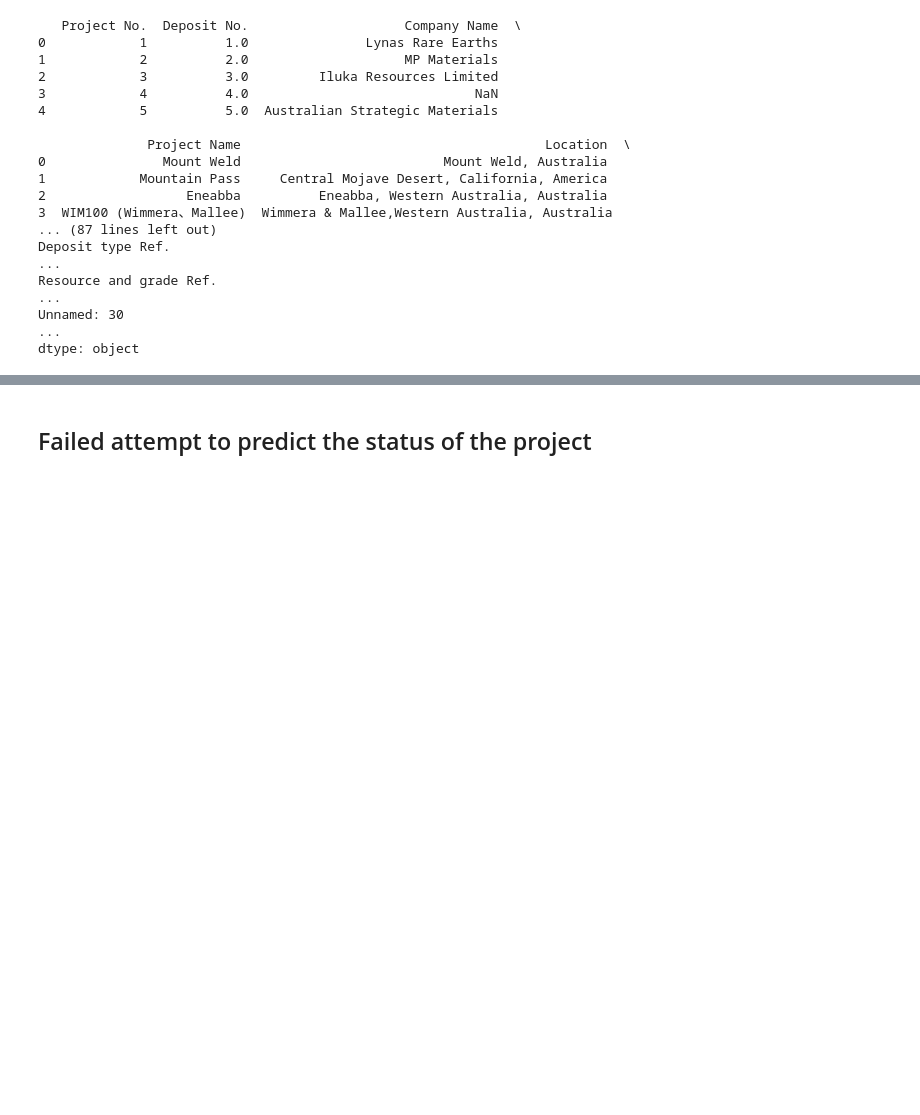
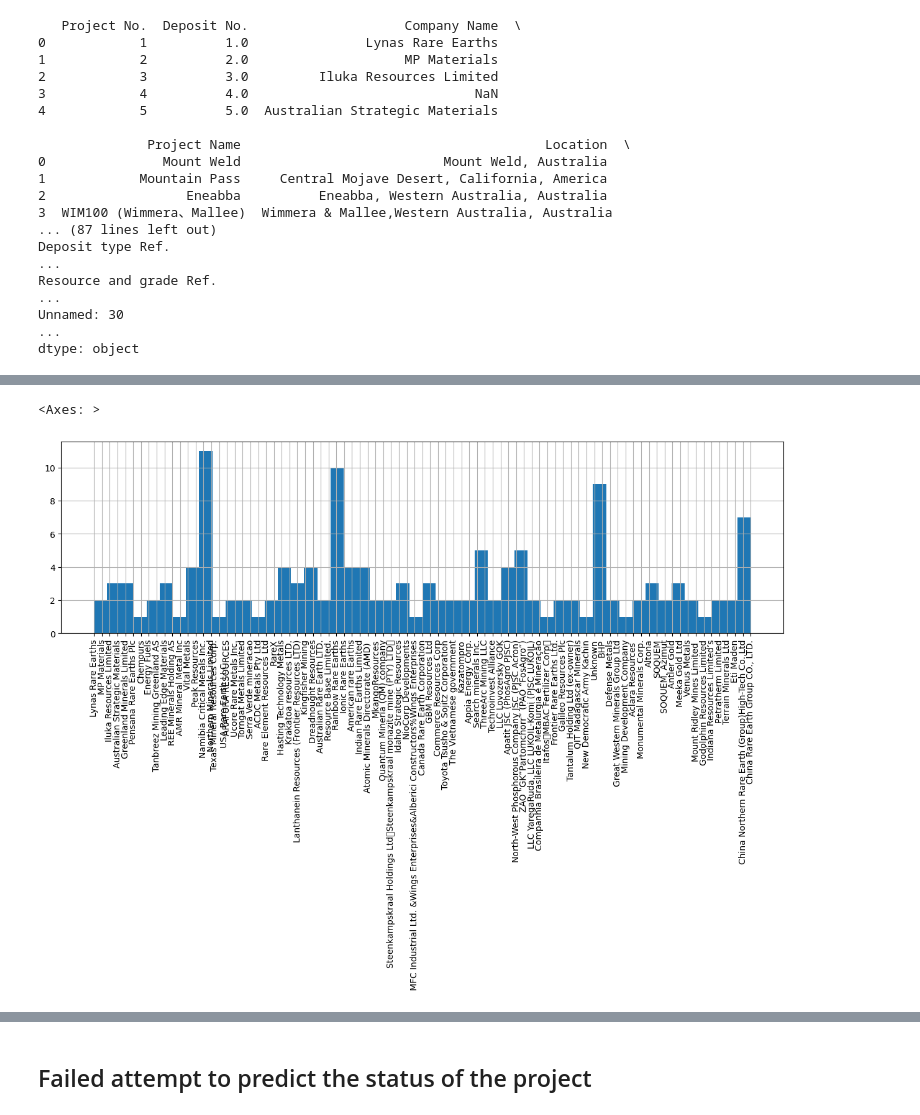
Before and after one commit to riedmank/w207_final_project, a Jupyter notebook: W207_project.ipynb, the cells around one changed output, grey strips where cells are left out. Cells and saved outputs as stored; diff of their text form; code cells hidden in the pictures; blank space fills up the shorter version.

```diff
--- a/W207_project.ipynb
+++ b/W207_project.ipynb
@@ -61,0 +104,6 @@ print(df_factory.head())
+# %%
+projects['Company Name'] = projects['Company Name'].fillna(method='ffill')
+projects = projects.drop(columns=['Project No.', 'Deposit No.','REE pattern Ref.','Project and status Ref.','Deposit type Ref.','Resource and grade Ref.'])
+projects.rename(columns={projects.columns[4]: "Status"}, inplace=True)
+projects.rename(columns={projects.columns[0]: "Company", projects.columns[1]: "Project"}, inplace=True)
+projects.head()
@@ -61,0 +126,5 @@ print(df_factory.head())
+# %%
+projects['Company'].hist(xrot=90, bins=50, figsize=(15,4))
+# %% [output]
+<Axes: >
+[figure, added]
```
Also changed, not shown: parts of 23 cells of this notebook, 2 other files.
